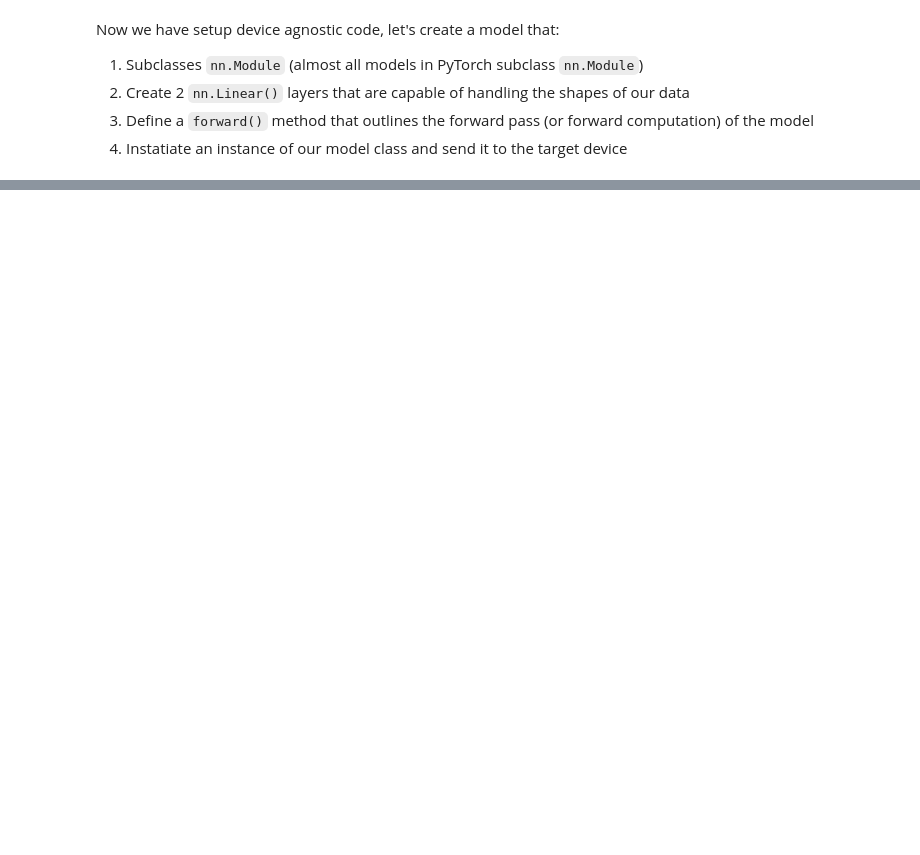
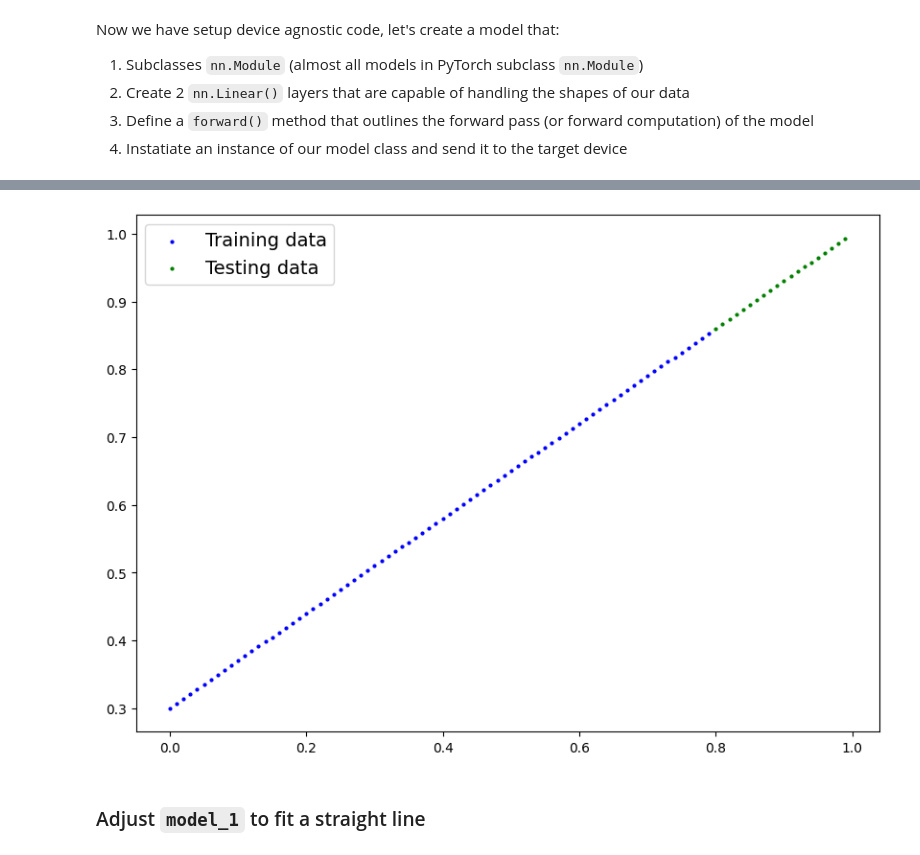
Before and after one commit to daidan3k/LearningAI, a Jupyter notebook: courses/Deep Learning PyTorch/02-pytorch-neural-network-classification.ipynb, the cells around one changed output, grey strips where cells are left out. Drawn from its saved outputs; the diff is of its cells as text; code cells hidden in the pictures; blank space fills up the shorter version.

```diff
--- a/courses/Deep Learning PyTorch/02-pytorch-neural-network-classification.ipynb
+++ b/courses/Deep Learning PyTorch/02-pytorch-neural-network-classification.ipynb
@@ -176,0 +507,6 @@ tensor([1., 0., 1., 0., 1., 1., 0., 0., 1., 0.])
+# %%
+plot_predictions(train_data=X_train_regression, train_labels=y_train_regression, test_data=X_test_regression, test_labels=y_test_regression)
+# %% [output]
+[figure, added]
+# %% [markdown]
+### Adjust `model_1` to fit a straight line
```
Also changed, not shown: parts of 85 cells of this notebook.
